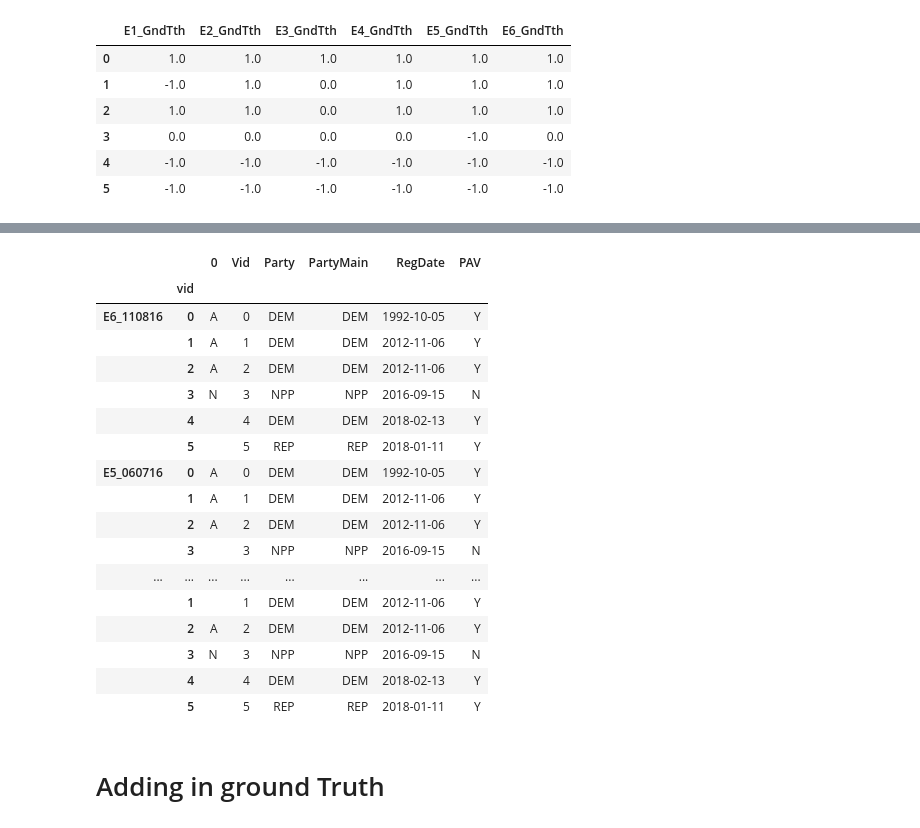
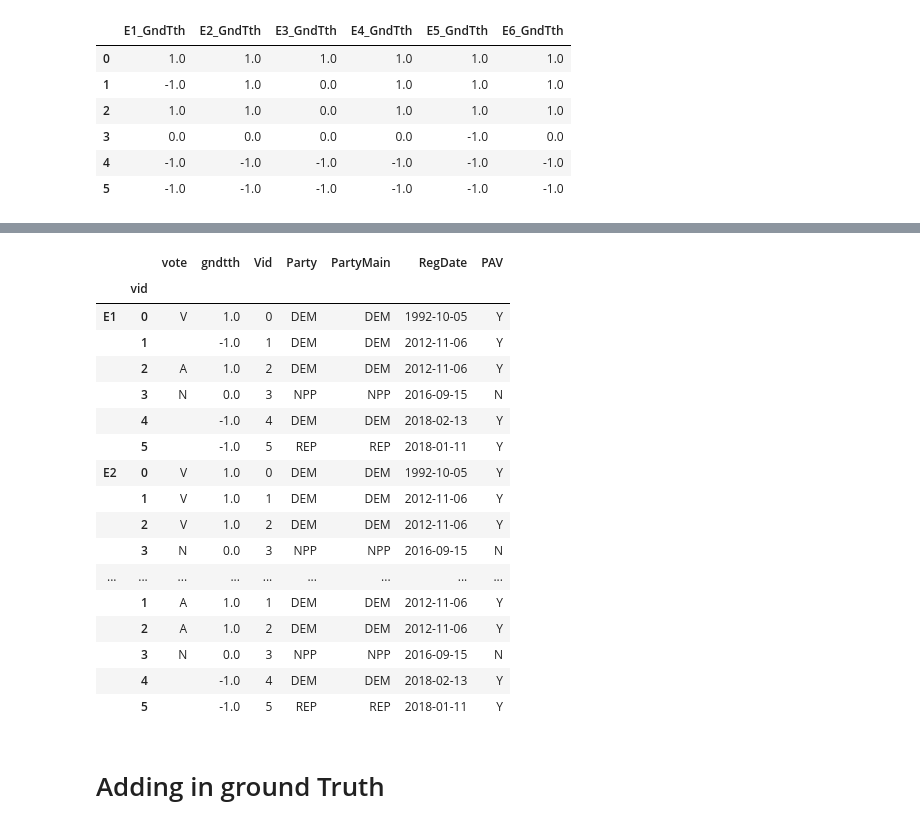
Before and after one commit to alsnkline/LocalVoters, a Jupyter notebook: 18_Modeling_working.ipynb, the cells around one changed output, grey strips where cells are left out. Cells and saved outputs as stored; diff of their text form; code cells hidden in the pictures.

```diff
--- a/18_Modeling_working.ipynb
+++ b/18_Modeling_working.ipynb
@@ -52,7 +51,9 @@ voters.loc[:5,['E1_GndTth', 'E2_GndTth', 'E3_GndTth', 'E4_GndTth',
 | 4 | -1.0 | -1.0 | -1.0 | -1.0 | -1.0 | -1.0 |
 | 5 | -1.0 | -1.0 | -1.0 | -1.0 | -1.0 | -1.0 |
 # %%
-cols = ['E6_110816', 'E5_060716','E4_110414', 'E3_060314', 'E2_110612', 'E1_060512']
-dfw = voters.loc[:5,cols[::-1]+['Vid', 'Party', 'PartyMain', 'RegDate', 'PAV',]]
+e_cols = ['E6_110816', 'E5_060716','E4_110414', 'E3_060314', 'E2_110612', 'E1_060512']
+gdt_cols = ['E1_GndTth', 'E2_GndTth', 'E3_GndTth', 'E4_GndTth','E5_GndTth', 'E6_GndTth']
+cols = e_cols[::-1]+gdt_cols
+dfw = voters.loc[:5,cols+['Vid', 'Party', 'PartyMain', 'RegDate', 'PAV',]]
 dfw
 # %% [output]
@@ -67,12 +68,23 @@ dfw
 # relevant question on unstack rather than stack
 #https://stackoverflow.com/questions/33057946/unstack-or-pivot-only-some-columns
 # %%
+ele = ['E1','E2','E3','E4','E5','E6']
 dfw_data = dfw.drop(columns=cols)
 dfw_data.index.rename('vid', inplace=True)
-dfw_elecs = dfw[cols]
+
+dfw_elecs = dfw[e_cols[::-1]]
 dfw_elecs.index.rename('vid', inplace=True)
+dfw_elecs.columns = ele
+#dfw_elecs.columns.name = 'vote'
+
+dfw_gdt = dfw[gdt_cols]
+dfw_gdt.index.rename('vid', inplace=True)
+dfw_gdt.columns = ele
+#dfw_gdt.columns.name = 'gndtth'
+
 display(dfw_data)
 display(dfw_elecs)
+display(dfw_gdt)
 # %% [output]
 |  | Vid | Party | PartyMain | RegDate | PAV |
 | vid |  |  |  |  |  |
@@ -93,27 +113,31 @@ display(dfw_elecs)
 # %%
 #pd.DataFrame(dfw_elecs.unstack(level=1).reorder_levels([1,0]))
-ustk = pd.DataFrame(dfw_elecs.unstack(level=1))
-#display(ustk)
-ustk.join(dfw_data)
+ustk_e = pd.DataFrame(dfw_elecs.unstack(level=1))
+ustk_e.columns = ['vote']
+ustk_g = pd.DataFrame(dfw_gdt.unstack(level=1))
+ustk_g.columns = ['gndtth']
+#display(ustk_e)
+#display(ustk_g)
+ustk_e.join(ustk_g).join(dfw_data)
 # %% [output]
-|  |  | 0 | Vid | Party | PartyMain | RegDate | PAV |
-|  | vid |  |  |  |  |  |  |
-| E6_110816 | 0 | A | 0 | DEM | DEM | 1992-10-05 | Y |
-|  | 1 | A | 1 | DEM | DEM | 2012-11-06 | Y |
-|  | 2 | A | 2 | DEM | DEM | 2012-11-06 | Y |
-|  | 3 | N | 3 | NPP | NPP | 2016-09-15 | N |
-|  | 4 |  | 4 | DEM | DEM | 2018-02-13 | Y |
-|  | 5 |  | 5 | REP | REP | 2018-01-11 | Y |
-| E5_060716 | 0 | A | 0 | DEM | DEM | 1992-10-05 | Y |
-|  | 1 | A | 1 | DEM | DEM | 2012-11-06 | Y |
-|  | 2 | A | 2 | DEM | DEM | 2012-11-06 | Y |
-|  | 3 |  | 3 | NPP | NPP | 2016-09-15 | N |
-| ... | ... | ... | ... | ... | ... | ... | ... |
-|  | 1 |  | 1 | DEM | DEM | 2012-11-06 | Y |
-|  | 2 | A | 2 | DEM | DEM | 2012-11-06 | Y |
-|  | 3 | N | 3 | NPP | NPP | 2016-09-15 | N |
-|  | 4 |  | 4 | DEM | DEM | 2018-02-13 | Y |
-|  | 5 |  | 5 | REP | REP | 2018-01-11 | Y |
+|  |  | vote | gndtth | Vid | Party | PartyMain | RegDate | PAV |
+|  | vid |  |  |  |  |  |  |  |
+| E1 | 0 | V | 1.0 | 0 | DEM | DEM | 1992-10-05 | Y |
+|  | 1 |  | -1.0 | 1 | DEM | DEM | 2012-11-06 | Y |
+|  | 2 | A | 1.0 | 2 | DEM | DEM | 2012-11-06 | Y |
+|  | 3 | N | 0.0 | 3 | NPP | NPP | 2016-09-15 | N |
+|  | 4 |  | -1.0 | 4 | DEM | DEM | 2018-02-13 | Y |
+|  | 5 |  | -1.0 | 5 | REP | REP | 2018-01-11 | Y |
+| E2 | 0 | V | 1.0 | 0 | DEM | DEM | 1992-10-05 | Y |
+|  | 1 | V | 1.0 | 1 | DEM | DEM | 2012-11-06 | Y |
+|  | 2 | V | 1.0 | 2 | DEM | DEM | 2012-11-06 | Y |
+|  | 3 | N | 0.0 | 3 | NPP | NPP | 2016-09-15 | N |
+| ... | ... | ... | ... | ... | ... | ... | ... | ... |
+|  | 1 | A | 1.0 | 1 | DEM | DEM | 2012-11-06 | Y |
+|  | 2 | A | 1.0 | 2 | DEM | DEM | 2012-11-06 | Y |
+|  | 3 | N | 0.0 | 3 | NPP | NPP | 2016-09-15 | N |
+|  | 4 |  | -1.0 | 4 | DEM | DEM | 2018-02-13 | Y |
+|  | 5 |  | -1.0 | 5 | REP | REP | 2018-01-11 | Y |
 # %% [markdown]
 # Adding in ground Truth
 # %%
```
Also changed, not shown: parts of 8 cells of this notebook.
